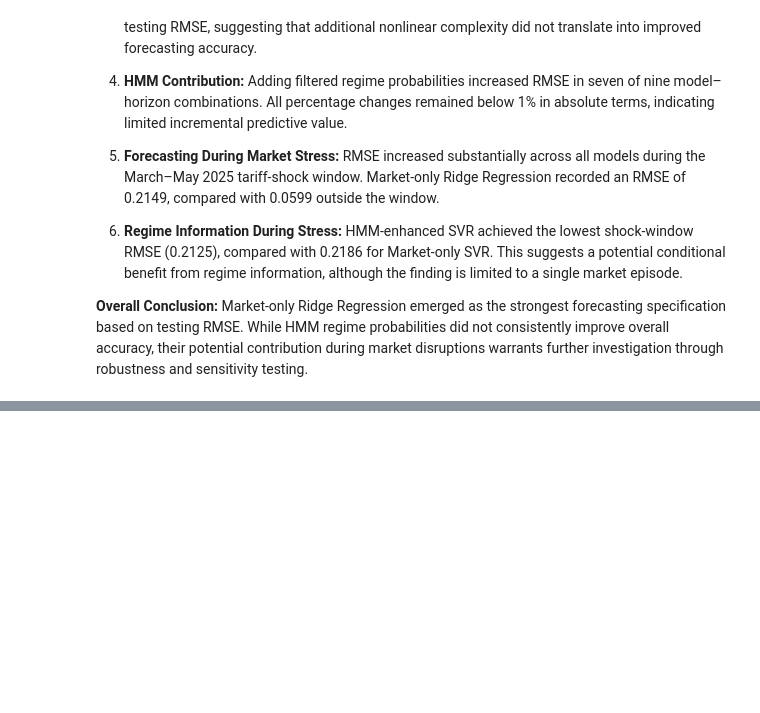
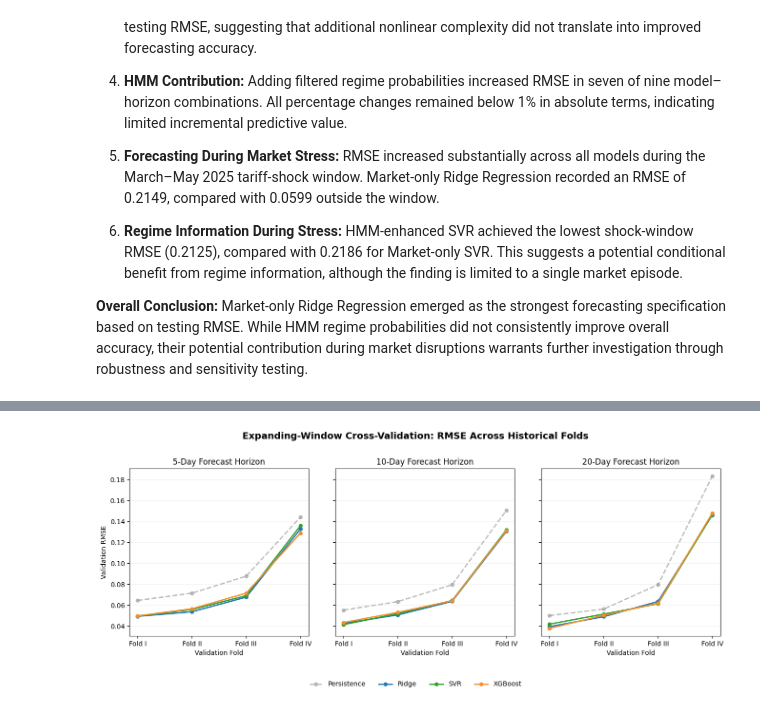
Before and after one commit to LR-Lemon/Milestone-II, a Jupyter notebook: notebooks/02_model_a_volatility_forecasting.ipynb, the cells around one changed output, grey strips where cells are left out. Drawn from its saved outputs; the diff is of its cells as text; code cells hidden in the pictures; blank space fills up the shorter version.

```diff
--- a/notebooks/02_model_a_volatility_forecasting.ipynb
+++ b/notebooks/02_model_a_volatility_forecasting.ipynb
@@ -4618,0 +4955,81 @@ The comparative evaluation reveals that simpler forecasting approaches generally
+# %%
+
+# --------------------------------------------------
+# 10.1.3 Cross-Validation Performance Visualization
+# --------------------------------------------------
+
+fold_order = ["Fold I", "Fold II", "Fold III", "Fold IV"]
+horizons = [5, 10, 20]
+
+MODEL_COLORS_CV = {
+    "Persistence": "#999999",
+    "Ridge": "#1f77b4",
+    "SVR": "#2ca02c",
+    "XGBoost": "#f28e2b"
+}
+
+fig_cv_performance, axes = plt.subplots(
+    1, 3,
+    figsize=(16, 5.5),
+    sharey=True
+)
+
+for ax, horizon in zip(axes, horizons):
+
+    subset = cv_results_df[
+        cv_results_df["Horizon"] == horizon
+    ]
+
+    for model_name, color in MODEL_COLORS_CV.items():
+
+        model_data = (
+            subset[subset["Model"] == model_name]
+            .set_index("Fold")
+            .reindex(fold_order)
+        )
+
+        ax.plot(
+            fold_order,
+            model_data["RMSE"],
+            marker="o",
+            linewidth=2,
+            markersize=5,
+            color=color,
+            linestyle="--" if model_name == "Persistence" else "-",
+            alpha=0.65 if model_name == "Persistence" else 1.0,
+            label=model_name
+        )
+
+    ax.set_title(f"{horizon}-Day Forecast Horizon")
+    ax.set_xlabel("Validation Fold")
+    ax.grid(axis="y", alpha=0.15)
+
+axes[0].set_ylabel("Validation RMSE")
+
+# Shared legend
+handles, labels = axes[0].get_legend_handles_labels()
+
+fig_cv_performance.legend(
+    handles,
+    labels,
+    loc="lower center",
+    bbox_to_anchor=(0.5, -0.02),
+    ncol=4,
+    frameon=False
+)
+
+fig_cv_performance.suptitle(
+    "Expanding-Window Cross-Validation: RMSE Across Historical Folds",
+    fontsize=14,
+    fontweight="bold"
+)
+
+fig_cv_performance.subplots_adjust(
+    bottom=0.20,
+    top=0.84,
+    wspace=0.15
+)
+
+plt.show()
+# %% [output]
+[figure, added]
```
Also changed, not shown: parts of 67 cells of this notebook.
